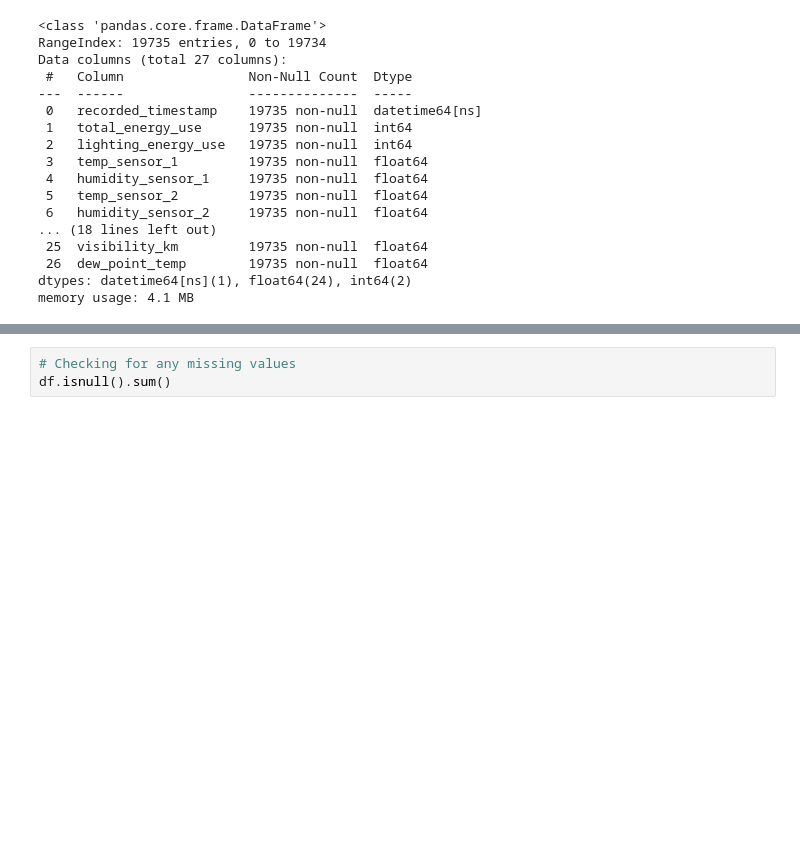
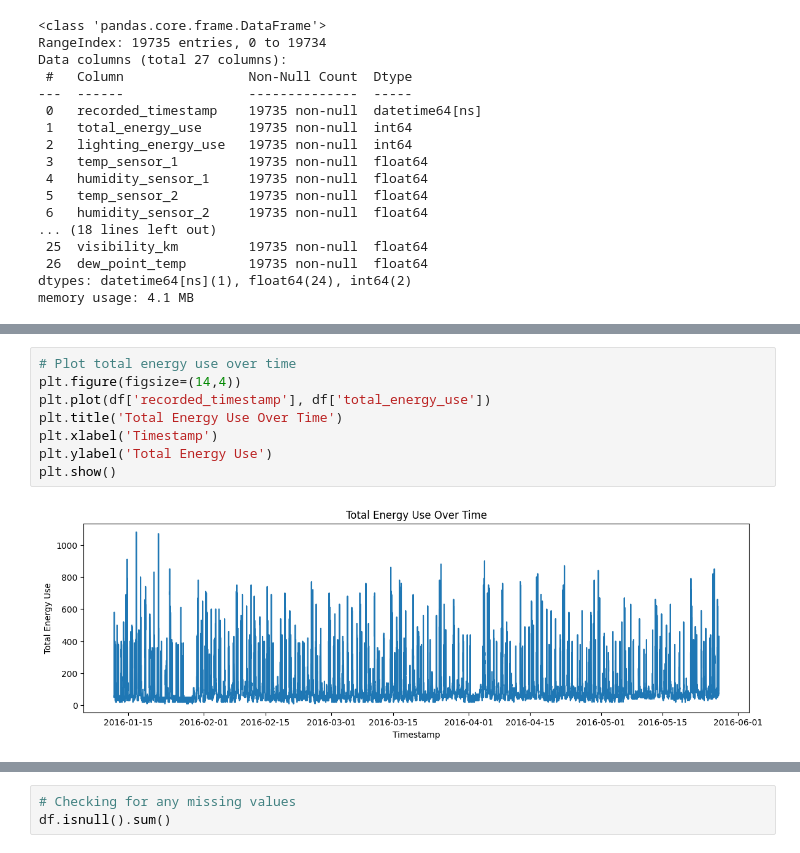
Before and after one commit to chamleyash/Appliances_Engergy_Consumption_Prediction, a Jupyter notebook: App_Energy_Consump_model.ipynb, the cells around one changed output, grey strips where cells are left out. Drawn from its saved outputs; the diff is of its cells as text; blank space fills up the shorter version.

```diff
--- a/App_Energy_Consump_model.ipynb
+++ b/App_Energy_Consump_model.ipynb
@@ -78,0 +110,10 @@ memory usage: 4.1 MB
+# %%
+# Plot total energy use over time
+plt.figure(figsize=(14,4))
+plt.plot(df['recorded_timestamp'], df['total_energy_use'])
+plt.title('Total Energy Use Over Time')
+plt.xlabel('Timestamp')
+plt.ylabel('Total Energy Use')
+plt.show()
+# %% [output]
+[figure, added]
```
Also changed, not shown: parts of 50 cells of this notebook.
